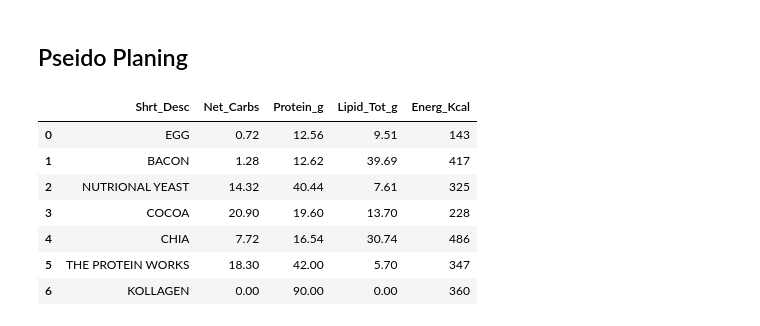
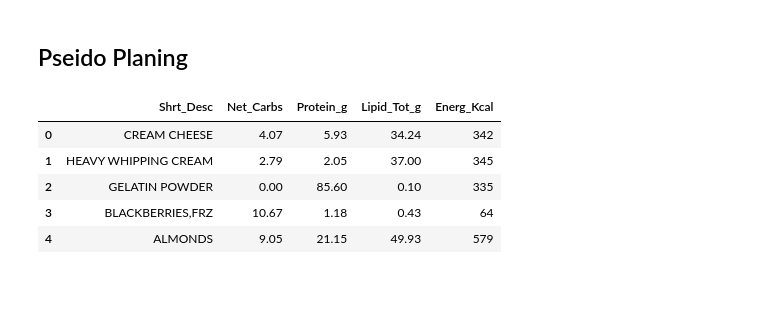
Before and after one commit to Amarilda/KPI, a Jupyter notebook: green foods.ipynb, the cells around one changed output. Drawn from its saved outputs; the diff is of its cells as text; code cells hidden in the pictures; blank space fills up the shorter version.

```diff
--- a/green foods.ipynb
+++ b/green foods.ipynb
@@ -130,23 +156,21 @@ kcal = 1609
 # %%
 conn = sqlite3.connect('food.db')
 query = '''SELECT
 Shrt_Desc
 ,Net_Carbs
 ,Protein_g
 ,Lipid_Tot_g
 ,energ_Kcal
 FROM foods
-where Shrt_Desc in ('CHIA', 'COCOA', 'THE PROTEIN WORKS', 'EGG', 'BACON', 'NUTRIONAL YEAST', 'KOLLAGEN');
+where Shrt_Desc in ('GELATIN POWDER', 'HEAVY WHIPPING CREAM', 'CREAM CHEESE','BLACKBERRIES,FRZ', 'ALMONDS');
 '''
 
 foo = pd.read_sql_query(query,conn)
 foo
 # %% [output]
 |  | Shrt_Desc | Net_Carbs | Protein_g | Lipid_Tot_g | Energ_Kcal |
-| 0 | EGG | 0.72 | 12.56 | 9.51 | 143 |
-| 1 | BACON | 1.28 | 12.62 | 39.69 | 417 |
-| 2 | NUTRIONAL YEAST | 14.32 | 40.44 | 7.61 | 325 |
-| 3 | COCOA | 20.90 | 19.60 | 13.70 | 228 |
-| 4 | CHIA | 7.72 | 16.54 | 30.74 | 486 |
-| 5 | THE PROTEIN WORKS | 18.30 | 42.00 | 5.70 | 347 |
-| 6 | KOLLAGEN | 0.00 | 90.00 | 0.00 | 360 |
+| 0 | CREAM CHEESE | 4.07 | 5.93 | 34.24 | 342 |
+| 1 | HEAVY WHIPPING CREAM | 2.79 | 2.05 | 37.00 | 345 |
+| 2 | GELATIN POWDER | 0.00 | 85.60 | 0.10 | 335 |
+| 3 | BLACKBERRIES,FRZ | 10.67 | 1.18 | 0.43 | 64 |
+| 4 | ALMONDS | 9.05 | 21.15 | 49.93 | 579 |
```
Also changed, not shown: parts of 22 cells of this notebook.
